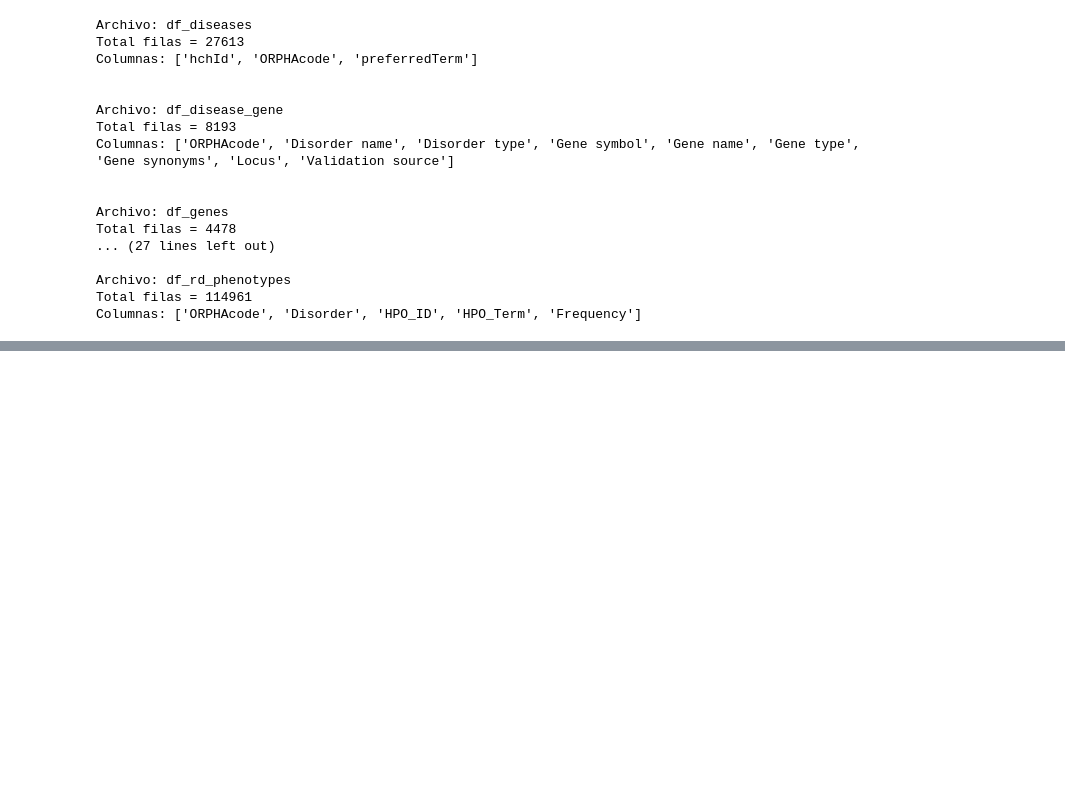
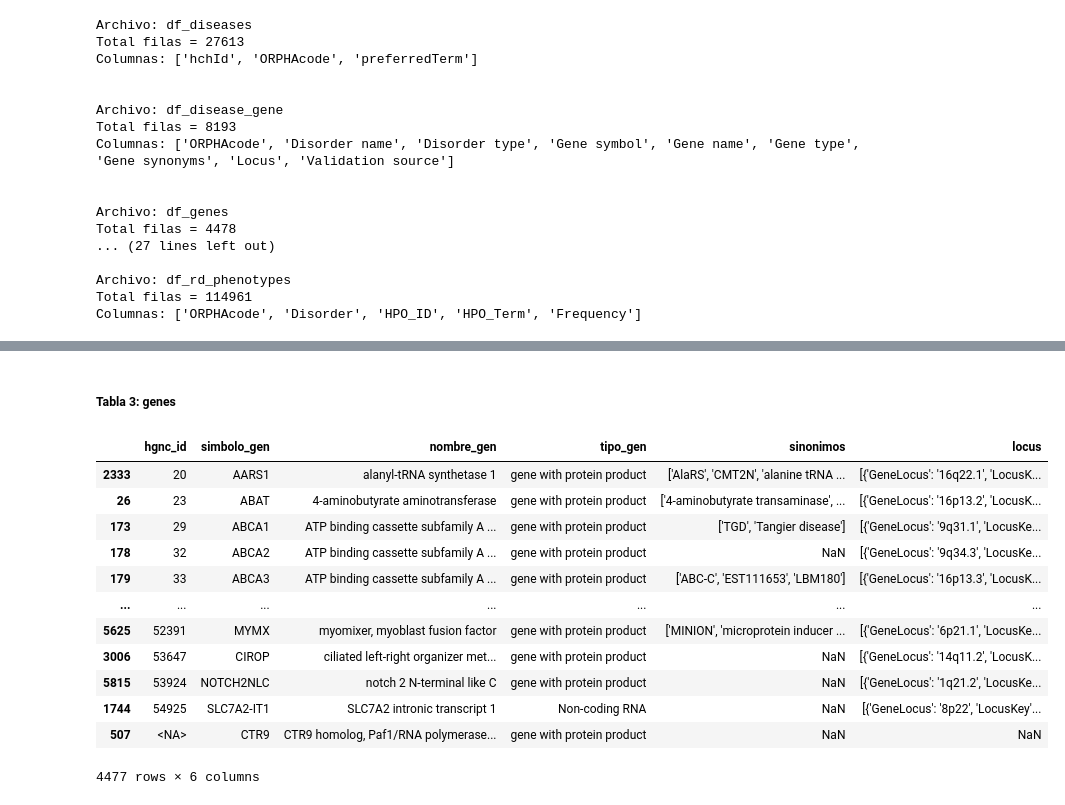
Before and after one commit to Muriburu/ITAcademy, a Jupyter notebook: Sprint 10 - Pràctica final/Code/Tratamiento_datos_Orphadata.ipynb, the cells around one changed output, grey strips where cells are left out. Drawn from its saved outputs; the diff is of its cells as text; code cells hidden in the pictures; blank space fills up the shorter version.

```diff
--- a/Sprint 10 - Pràctica final/Code/Tratamiento_datos_Orphadata.ipynb
+++ b/Sprint 10 - Pràctica final/Code/Tratamiento_datos_Orphadata.ipynb
@@ -245,0 +204,26 @@ memory usage: 1.2+ MB
+# %% [markdown]
+##### Tabla 3: genes
+# %%
+genes = orphadata['df_genes'] \
+    .merge(orphadata['df_disease_gene'], on='Gene symbol', how='left')
+genes = genes.drop(columns=['Gene name_y', 'ORPHAcode', 'Disorder name', 'Disorder type', 'Validation source'])
+genes = genes.rename(columns={'HGNC': 'hgnc_id', 'Gene name_x': 'nombre_gen', 'Gene symbol': 'simbolo_gen', 'Gene type': 'tipo_gen', 'Gene synonyms': 'sinonimos', 'Locus': 'locus'})
+genes = genes[['hgnc_id', 'simbolo_gen', 'nombre_gen', 'tipo_gen', 'sinonimos', 'locus']]
+genes['hgnc_id'] = genes['hgnc_id'].astype('Int64')
+genes = genes.drop_duplicates(subset='hgnc_id')
+genes = genes.sort_values(by='hgnc_id')
+genes
+# %% [output]
+|  | hgnc_id | simbolo_gen | nombre_gen | tipo_gen | sinonimos | locus |
+| 2333 | 20 | AARS1 | alanyl-tRNA synthetase 1 | gene with protein product | ['AlaRS', 'CMT2N', 'alanine tRNA ... | [{'GeneLocus': '16q22.1', 'LocusK... |
+| 26 | 23 | ABAT | 4-aminobutyrate aminotransferase | gene with protein product | ['4-aminobutyrate transaminase', ... | [{'GeneLocus': '16p13.2', 'LocusK... |
+| 173 | 29 | ABCA1 | ATP binding cassette subfamily A ... | gene with protein product | ['TGD', 'Tangier disease'] | [{'GeneLocus': '9q31.1', 'LocusKe... |
+| 178 | 32 | ABCA2 | ATP binding cassette subfamily A ... | gene with protein product | NaN | [{'GeneLocus': '9q34.3', 'LocusKe... |
+| 179 | 33 | ABCA3 | ATP binding cassette subfamily A ... | gene with protein product | ['ABC-C', 'EST111653', 'LBM180'] | [{'GeneLocus': '16p13.3', 'LocusK... |
+| ... | ... | ... | ... | ... | ... | ... |
+| 5625 | 52391 | MYMX | myomixer, myoblast fusion factor | gene with protein product | ['MINION', 'microprotein inducer ... | [{'GeneLocus': '6p21.1', 'LocusKe... |
+| 3006 | 53647 | CIROP | ciliated left-right organizer met... | gene with protein product | NaN | [{'GeneLocus': '14q11.2', 'LocusK... |
+| 5815 | 53924 | NOTCH2NLC | notch 2 N-terminal like C | gene with protein product | NaN | [{'GeneLocus': '1q21.2', 'LocusKe... |
+| 1744 | 54925 | SLC7A2-IT1 | SLC7A2 intronic transcript 1 | Non-coding RNA | NaN | [{'GeneLocus': '8p22', 'LocusKey'... |
+| 507 | <NA> | CTR9 | CTR9 homolog, Paf1/RNA polymerase... | gene with protein product | NaN | NaN |
+4477 rows × 6 columns
```
Also changed, not shown: parts of 45 cells of this notebook, 9 other files.
